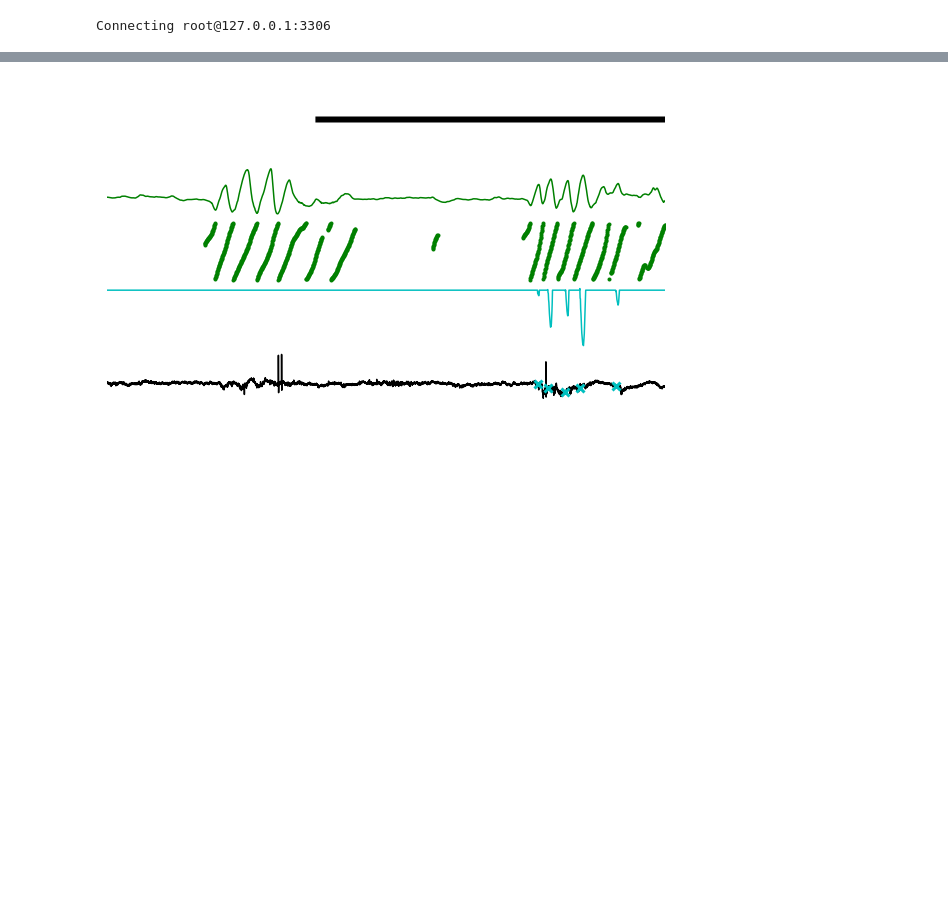
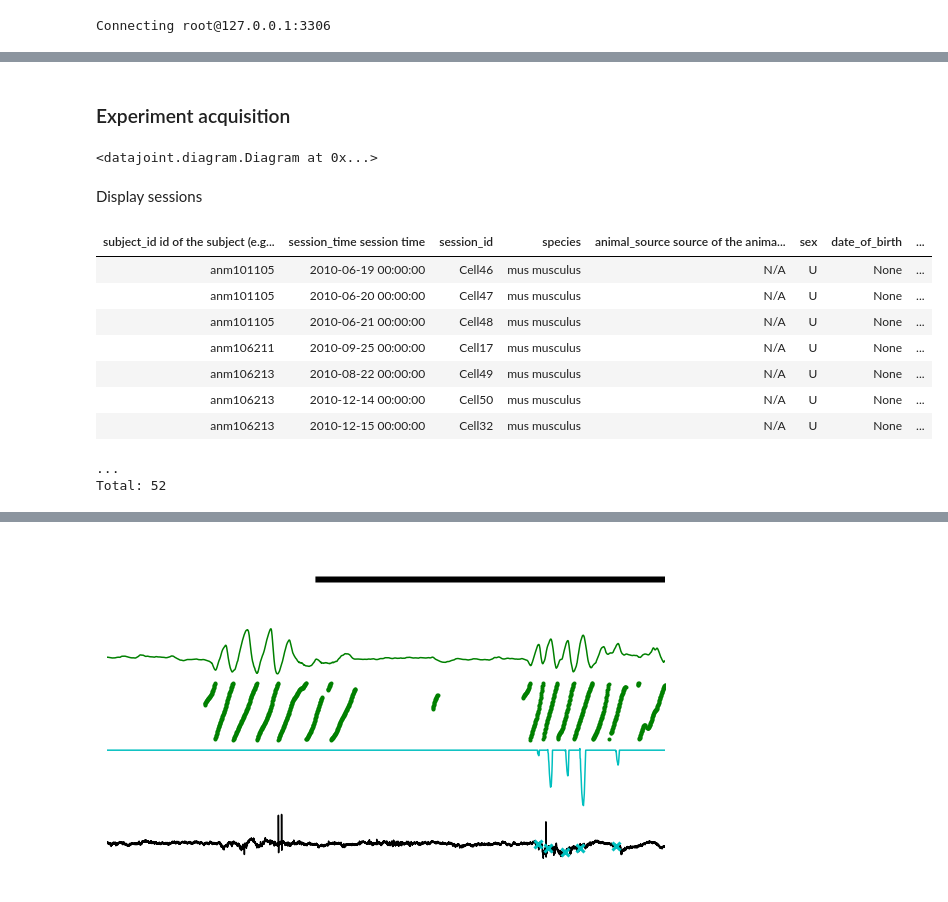
Before and after one commit to vathes/Hires-Gutnisky-2015, a Jupyter notebook: Notebooks/Hires-Gutnisky-2015 Example.ipynb, the cells around one changed output, grey strips where cells are left out. Saved outputs shown, nothing was run; the diff lists cells and outputs as text; code cells hidden in the pictures; blank space fills up the shorter version.

```diff
--- a/Notebooks/Hires-Gutnisky-2015 Example.ipynb
+++ b/Notebooks/Hires-Gutnisky-2015 Example.ipynb
@@ -37,0 +64,21 @@ dj.ERD(all_erd)
+# %% [markdown]
+### Experiment acquisition
+# %%
+dj.Diagram(acquisition) - 1 + dj.Diagram(stimulation) + dj.Diagram(behavior)
+# %% [output]
+<datajoint.diagram.Diagram at 0x...>
+# %% [markdown]
+Display sessions
+# %%
+acquisition.Session.proj() * subject.Subject
+# %% [output]
+| subject_id id of the subject (e.g... | session_time session time | session_id | species | animal_source source of the anima... | sex | date_of_birth | ... |
+| anm101105 | 2010-06-19 00:00:00 | Cell46 | mus musculus | N/A | U | None | ... |
+| anm101105 | 2010-06-20 00:00:00 | Cell47 | mus musculus | N/A | U | None | ... |
+| anm101105 | 2010-06-21 00:00:00 | Cell48 | mus musculus | N/A | U | None | ... |
+| anm106211 | 2010-09-25 00:00:00 | Cell17 | mus musculus | N/A | U | None | ... |
+| anm106213 | 2010-08-22 00:00:00 | Cell49 | mus musculus | N/A | U | None | ... |
+| anm106213 | 2010-12-14 00:00:00 | Cell50 | mus musculus | N/A | U | None | ... |
+| anm106213 | 2010-12-15 00:00:00 | Cell32 | mus musculus | N/A | U | None | ... |
+...
+Total: 52
```
Also changed, not shown: parts of 27 cells of this notebook, 1 other file.
